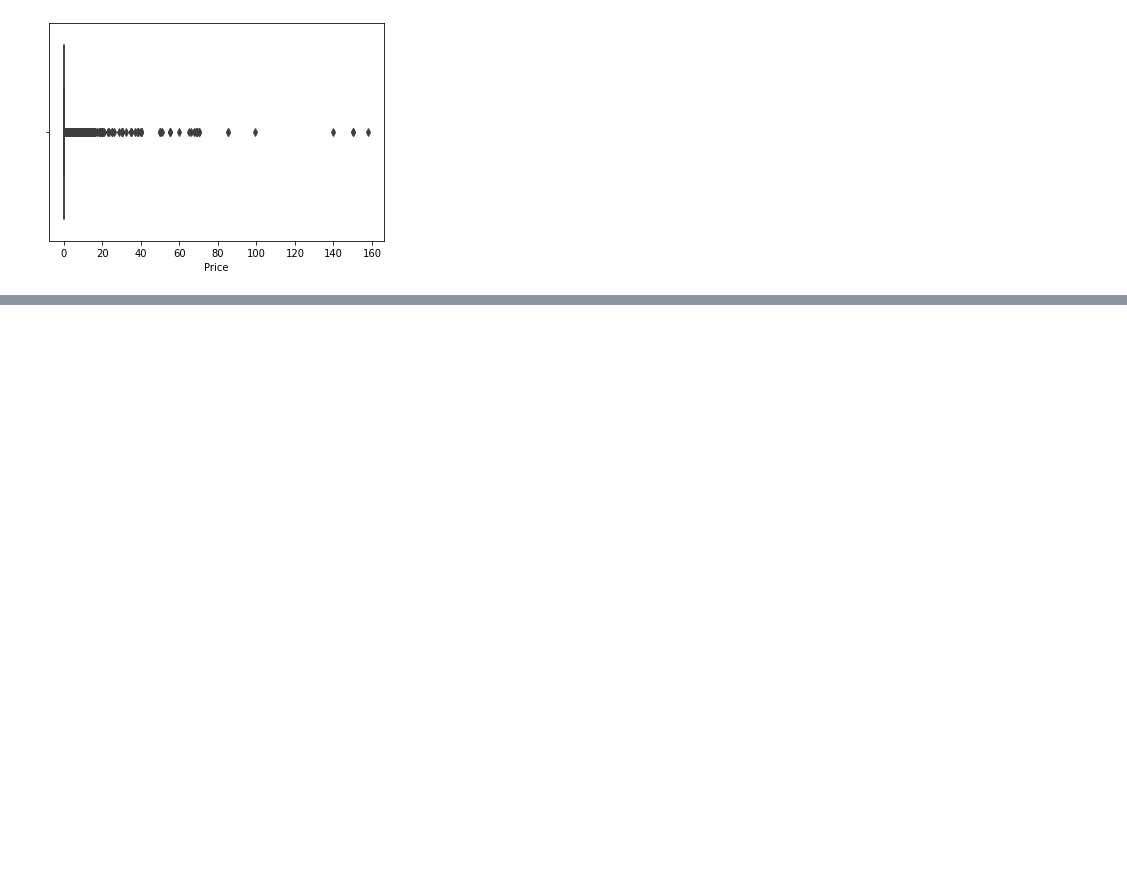
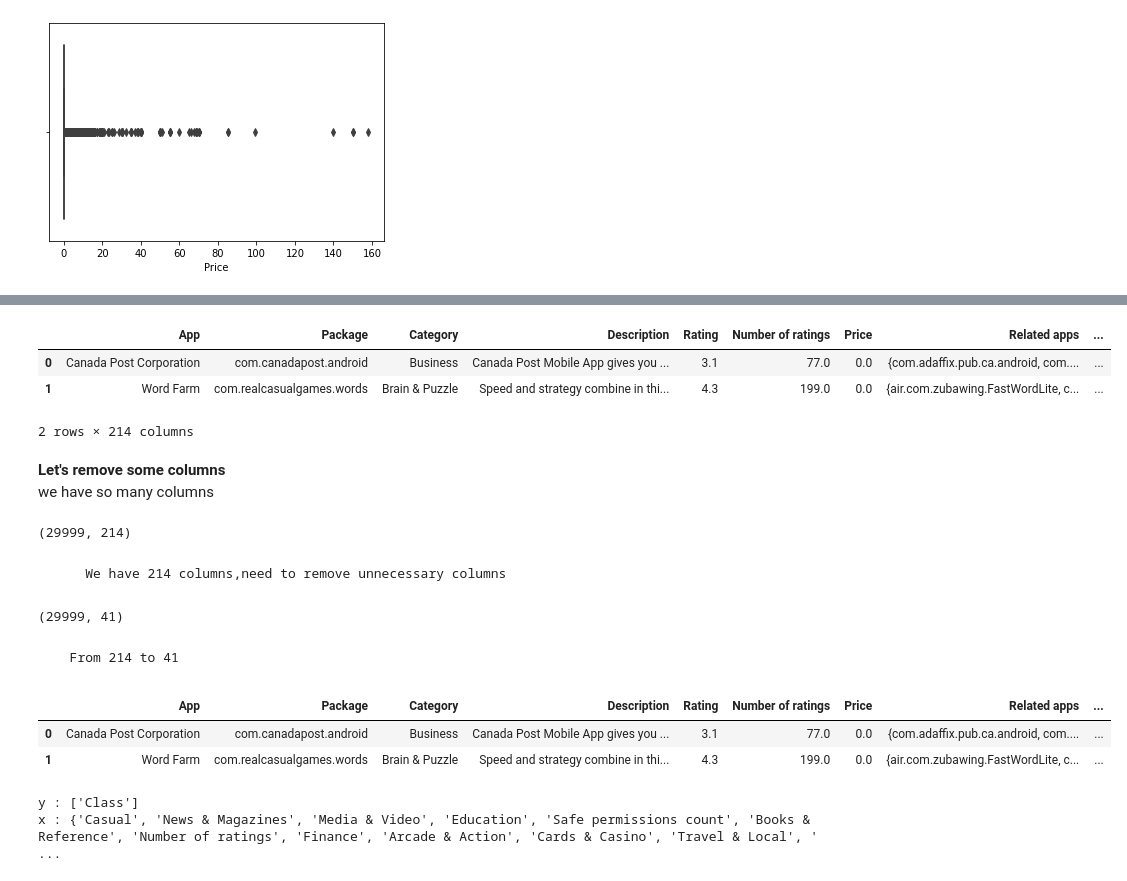
Before and after one commit to ajayn3300/Android-Authenticity-Prediction--Classification-, a Jupyter notebook: ANDRIOD_AUTHENTICITY_PREDICTION.ipynb, the cells around one changed output, grey strips where cells are left out. Drawn from its saved outputs; the diff is of its cells as text; code cells hidden in the pictures; blank space fills up the shorter version.

```diff
--- a/ANDRIOD_AUTHENTICITY_PREDICTION.ipynb
+++ b/ANDRIOD_AUTHENTICITY_PREDICTION.ipynb
@@ -579,0 +591,9 @@ for i in col_3:
+# %%
+# One multilabel encoding
+#Library
+from sklearn.preprocessing import MultiLabelBinarizer
+mlb=MultiLabelBinarizer()
+mlb.fit_transform([data['Category']])
+#save classes first
+names=mlb.classes_
+print(names)
@@ -579,0 +615,17 @@ for i in col_3:
+# %%
+#head of head
+df.head(2)
+# %% [output]
+|  | App | Package | Category | Description | Rating | Number of ratings | Price | Related apps | ... |
+| 0 | Canada Post Corporation | com.canadapost.android | Business | Canada Post Mobile App gives you ... | 3.1 | 77.0 | 0.0 | {com.adaffix.pub.ca.android, com.... | ... |
+| 1 | Word Farm | com.realcasualgames.words | Brain & Puzzle | Speed and strategy combine in thi... | 4.3 | 199.0 | 0.0 | {air.com.zubawing.FastWordLite, c... | ... |
+2 rows × 214 columns
+# %% [markdown]
+**Let's remove some columns**\
+we have so many columns
+# %%
+ df.shape
+# %% [output]
+(29999, 214)
+# %% [markdown]
+        We have 214 columns,need to remove unnecessary columns
@@ -579,0 +640,7 @@ for i in col_3:
+# %%
+#lets check
+df.shape
+# %% [output]
+(29999, 41)
+# %% [markdown]
+      From 214 to 41
@@ -579,0 +655,16 @@ for i in col_3:
+# %%
+#check
+df.head(2)
+# %% [output]
+|  | App | Package | Category | Description | Rating | Number of ratings | Price | Related apps | ... |
+| 0 | Canada Post Corporation | com.canadapost.android | Business | Canada Post Mobile App gives you ... | 3.1 | 77.0 | 0.0 | {com.adaffix.pub.ca.android, com.... | ... |
+| 1 | Word Farm | com.realcasualgames.words | Brain & Puzzle | Speed and strategy combine in thi... | 4.3 | 199.0 | 0.0 | {air.com.zubawing.FastWordLite, c... | ... |
+# %%
+# creating x and y
+y=['Class']
+x=set(df.describe(include=['float','int']).columns)-{'Class'}
+print('y :',y)
+print('x :',x )
+# %% [output]
+y : ['Class']
+x : {'Casual', 'News & Magazines', 'Media & Video', 'Education', 'Safe permissions count', 'Books & Reference', 'Number of ratings', 'Finance', 'Arcade & Action', 'Cards & Casino', 'Travel & Local', ' ...
```
Also changed, not shown: parts of 15 cells of this notebook.
